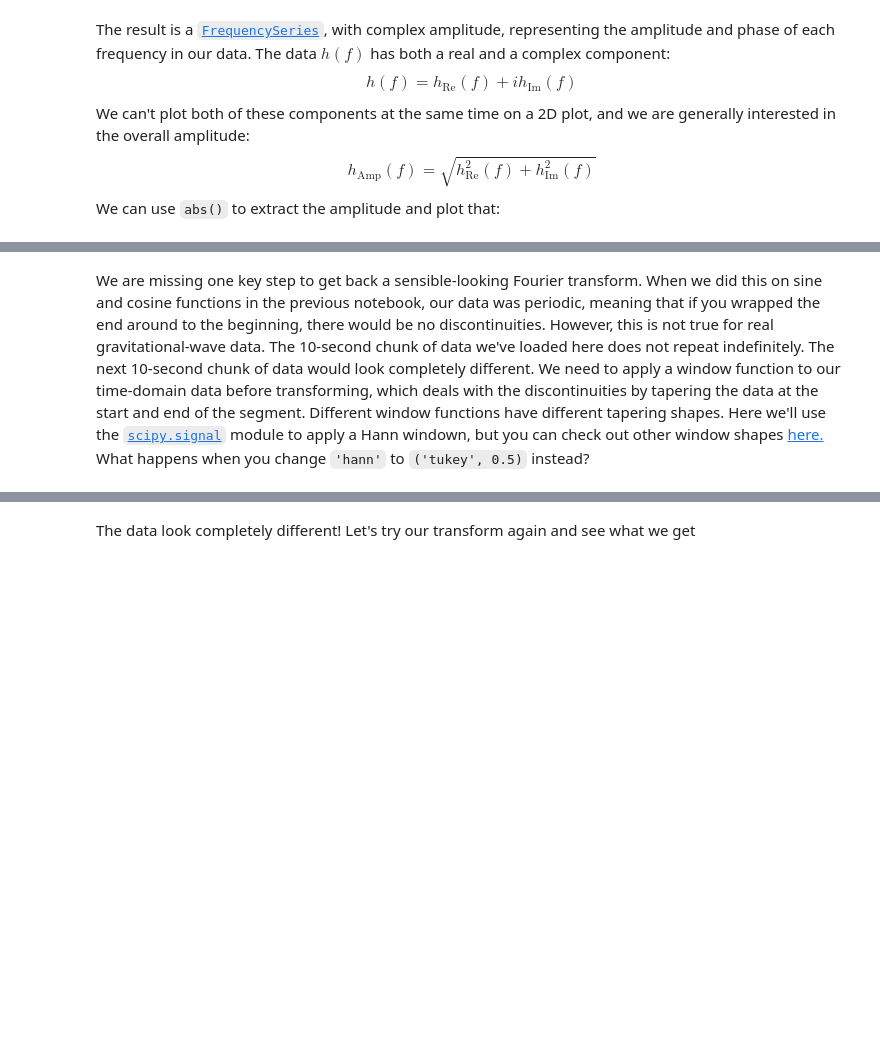
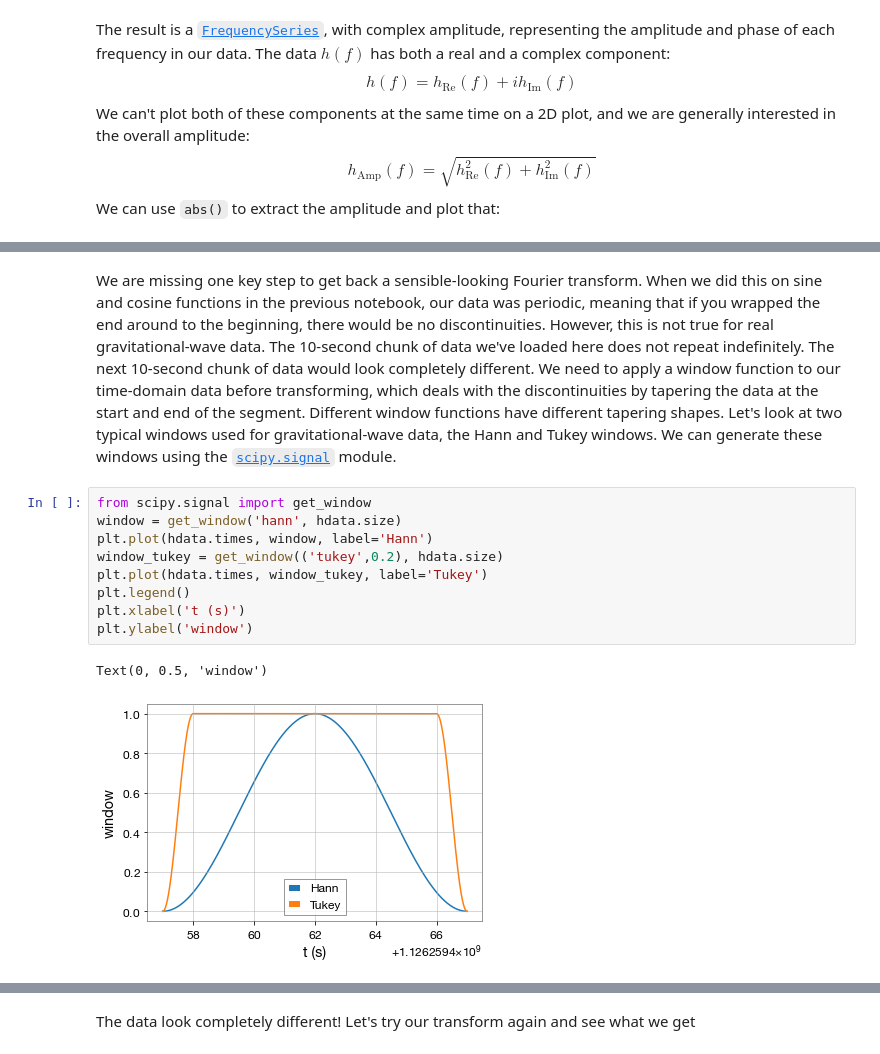
Before and after one commit to asb5468/warrior_scholars, a Jupyter notebook: working_with_LIGO_data.ipynb, the cells around one changed output, grey strips where cells are left out. Drawn from its saved outputs; the diff is of its cells as text; blank space fills up the shorter version.

Commit message:
Update day 2 notebook

```diff
--- a/working_with_LIGO_data.ipynb
+++ b/working_with_LIGO_data.ipynb
@@ -134,2 +133,14 @@ plot.show(warn=False)
 # %% [markdown]
-We are missing one key step to get back a sensible-looking Fourier transform. When we did this on sine and cosine functions in the previous notebook, our data was periodic, meaning that if you wrapped the end around to the beginning, there would be no discontinuities. However, this is not true for real gravitational-wave data. The 10-second chunk of data we've loaded here does not repeat indefinitely. The next 10-second chunk of data would look completely different. We need to apply a window function to our time-domain data before transforming, which deals with the discontinuities by tapering the data at the start and end of the segment. Different window functions have different tapering shapes. Here we'll use the [`scipy.signal`](https://docs.scipy.org/doc/scipy/reference/signal.html) module to apply a Hann windown, but you can check out other window shapes [here.](https://en.wikipedia.org/wiki/Window_function#Hann_and_Hamming_windows) What happens when you change `'hann'` to `('tukey', 0.5)` instead?
+We are missing one key step to get back a sensible-looking Fourier transform. When we did this on sine and cosine functions in the previous notebook, our data was periodic, meaning that if you wrapped the end around to the beginning, there would be no discontinuities. However, this is not true for real gravitational-wave data. The 10-second chunk of data we've loaded here does not repeat indefinitely. The next 10-second chunk of data would look completely different. We need to apply a window function to our time-domain data before transforming, which deals with the discontinuities by tapering the data at the start and end of the segment. Different window functions have different tapering shapes. Let's look at two typical windows used for gravitational-wave data, the Hann and Tukey windows. We can generate these windows using the [`scipy.signal`](https://docs.scipy.org/doc/scipy/reference/signal.html) module.
+# %%
+from scipy.signal import get_window
+window = get_window('hann', hdata.size)
+plt.plot(hdata.times, window, label='Hann')
+window_tukey = get_window(('tukey',0.2), hdata.size)
+plt.plot(hdata.times, window_tukey, label='Tukey')
+plt.legend()
+plt.xlabel('t (s)')
+plt.ylabel('window')
+# %% [output]
+Text(0, 0.5, 'window')
+[figure, added]
```
Also changed, not shown: parts of 55 cells of this notebook.
